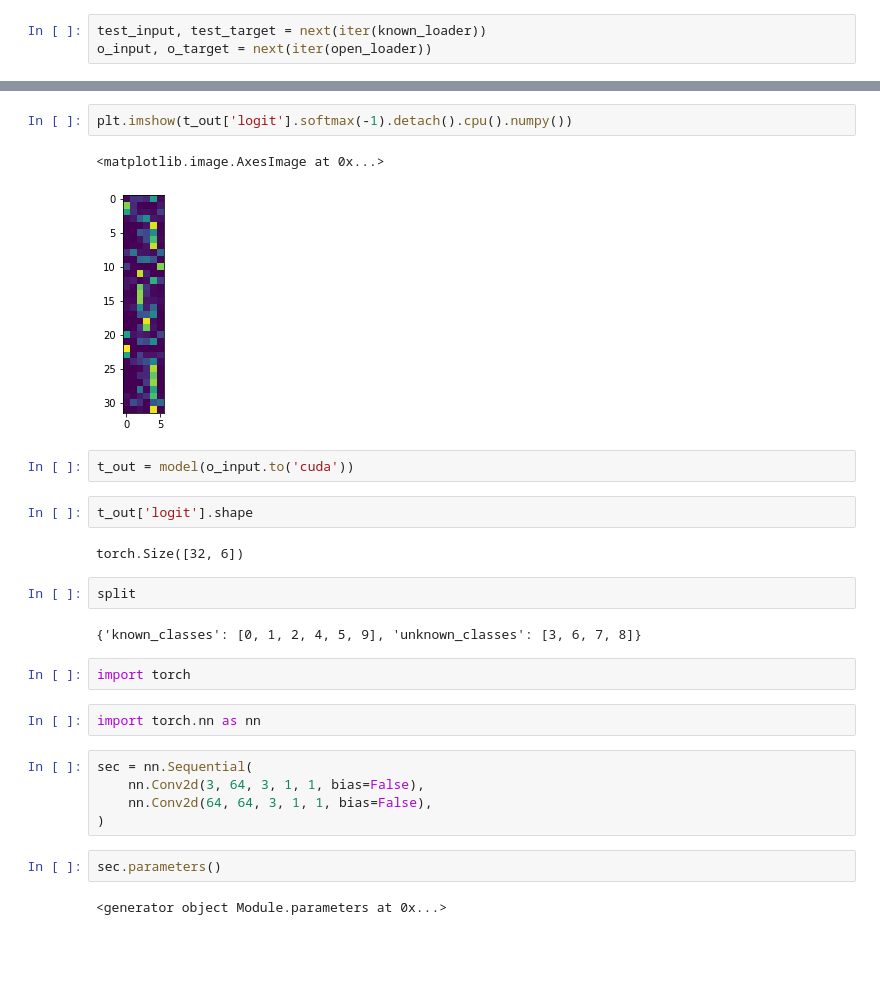
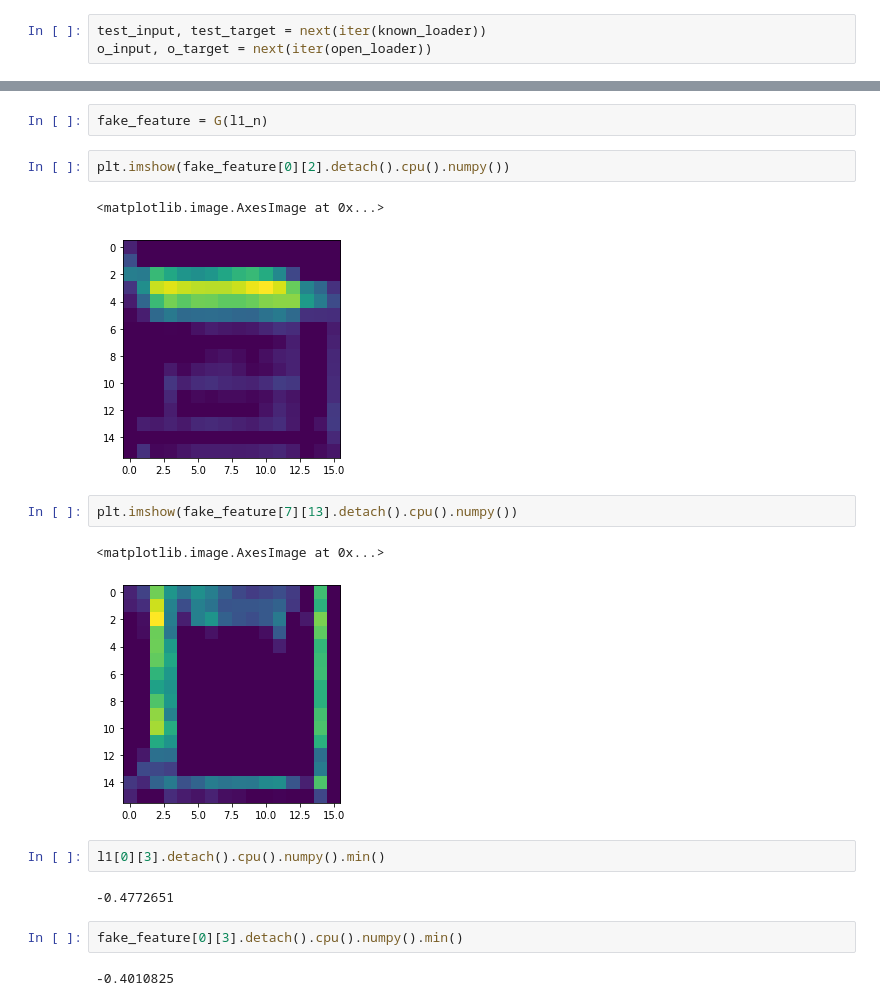
Before and after one commit to parksang21/experiment, a Jupyter notebook: notebook/generate_feature/test_generate_feature.ipynb, the cells around one changed output, grey strips where cells are left out. Saved outputs shown, nothing was run; the diff lists cells and outputs as text; blank space fills up the shorter version.

```diff
--- a/notebook/generate_feature/test_generate_feature.ipynb
+++ b/notebook/generate_feature/test_generate_feature.ipynb
@@ -212,28 +296,20 @@ plt.imshow(out3.softmax(-1).detach().cpu().numpy())
+# %%
+fake_feature = G(l1_n)
 # %%
-plt.imshow(t_out['logit'].softmax(-1).detach().cpu().numpy())
+plt.imshow(fake_feature[0][2].detach().cpu().numpy())
 # %% [output]
 <matplotlib.image.AxesImage at 0x...>
-[figure, old version]
+[figure, new version]
-# %%
-t_out = model(o_input.to('cuda'))
-# %%
-t_out['logit'].shape
-# %% [output]
-torch.Size([32, 6])
-# %%
-split
-# %% [output]
-{'known_classes': [0, 1, 2, 4, 5, 9], 'unknown_classes': [3, 6, 7, 8]}
-# %%
-import torch
-# %%
-import torch.nn as nn
-# %%
-sec = nn.Sequential(
-    nn.Conv2d(3, 64, 3, 1, 1, bias=False),
-    nn.Conv2d(64, 64, 3, 1, 1, bias=False),
-)
-# %%
-sec.parameters()
-# %% [output]
-<generator object Module.parameters at 0x...>
+# %%
+plt.imshow(fake_feature[7][13].detach().cpu().numpy())
+# %% [output]
+<matplotlib.image.AxesImage at 0x...>
+[figure, added]
+# %%
+l1[0][3].detach().cpu().numpy().min()
+# %% [output]
+-0.4772651
+# %%
+fake_feature[0][3].detach().cpu().numpy().min()
+# %% [output]
+-0.4010825
```
Also changed, not shown: parts of 15 cells of this notebook, 3 other files.
